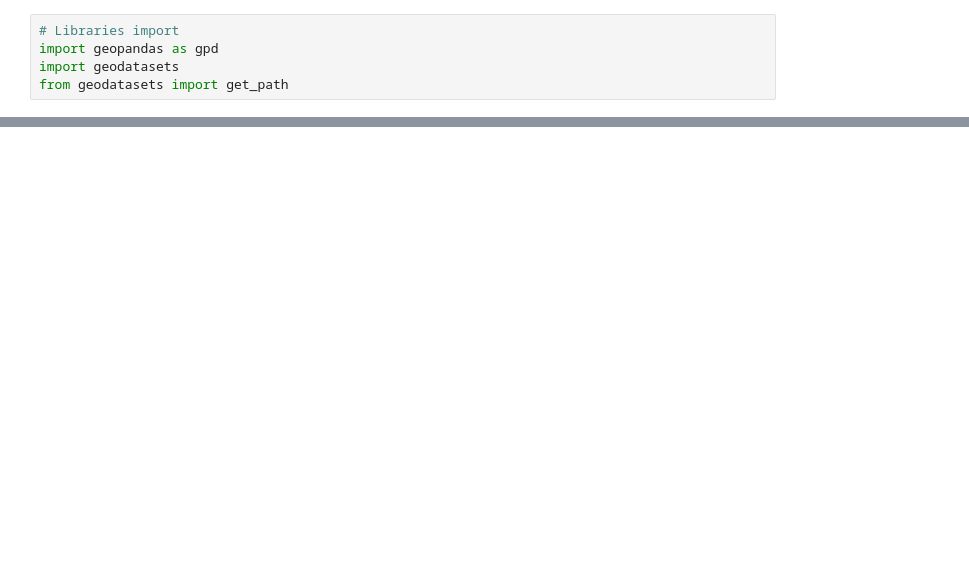
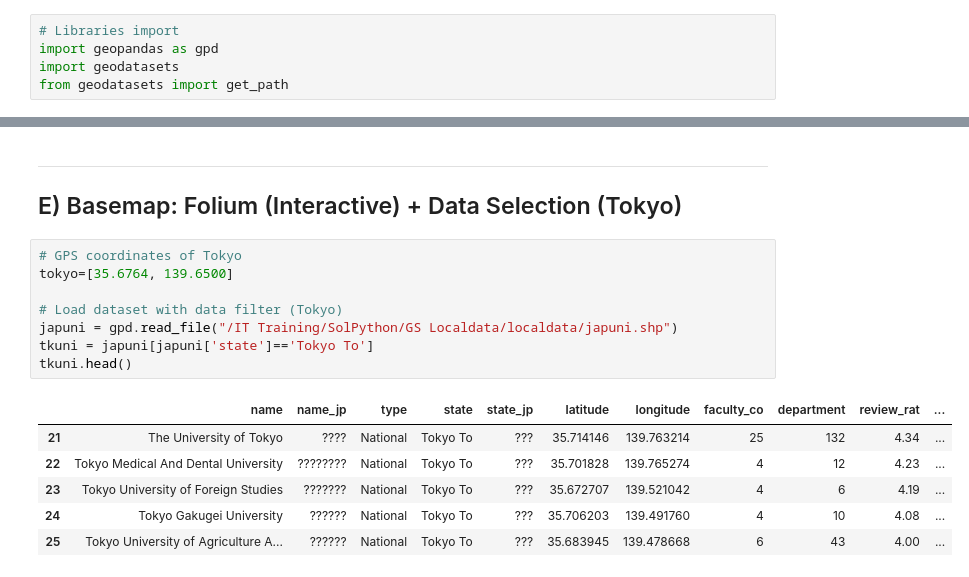
Before and after one commit to likrentai/GSPracticeFiles, a Jupyter notebook: GSDAP2-1.ipynb, the cells around one changed output, grey strips where cells are left out. Cells and saved outputs as stored; diff of their text form; blank space fills up the shorter version.

```diff
--- a/GSDAP2-1.ipynb
+++ b/GSDAP2-1.ipynb
@@ -222,0 +302,18 @@ DriverIOError: Failed to create file /Python for Solbridge Teaching/GS Localdata
+# %% [markdown]
+___
+## E) Basemap: Folium (Interactive) + Data Selection (Tokyo)
+# %%
+# GPS coordinates of Tokyo
+tokyo=[35.6764, 139.6500]
+
+# Load dataset with data filter (Tokyo)
+japuni = gpd.read_file("/IT Training/SolPython/GS Localdata/localdata/japuni.shp")
+tkuni = japuni[japuni['state']=='Tokyo To']
+tkuni.head()
+# %% [output]
+|  | name | name_jp | type | state | state_jp | latitude | longitude | faculty_co | department | review_rat | ... |
+| 21 | The University of Tokyo | ???? | National | Tokyo To | ??? | 35.714146 | 139.763214 | 25 | 132 | 4.34 | ... |
+| 22 | Tokyo Medical And Dental University | ???????? | National | Tokyo To | ??? | 35.701828 | 139.765274 | 4 | 12 | 4.23 | ... |
+| 23 | Tokyo University of Foreign Studies | ??????? | National | Tokyo To | ??? | 35.672707 | 139.521042 | 4 | 6 | 4.19 | ... |
+| 24 | Tokyo Gakugei University | ?????? | National | Tokyo To | ??? | 35.706203 | 139.491760 | 4 | 10 | 4.08 | ... |
+| 25 | Tokyo University of Agriculture A... | ?????? | National | Tokyo To | ??? | 35.683945 | 139.478668 | 6 | 43 | 4.00 | ... |
```
Also changed, not shown: parts of 19 cells of this notebook, 1 other file.
